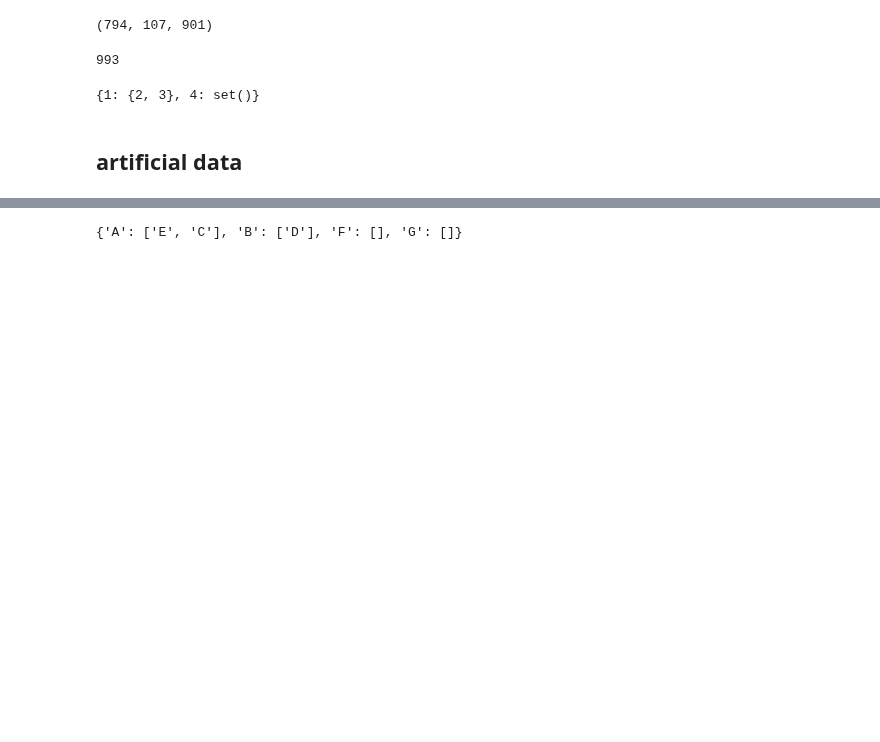
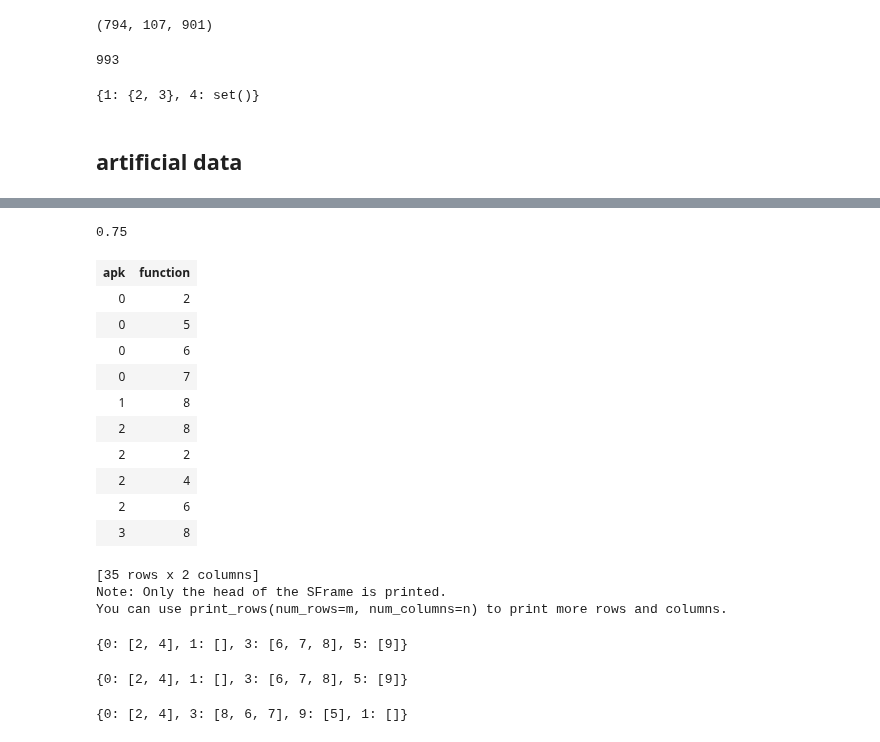
Before and after one commit to jrybicki-jsc/smms, a Jupyter notebook: graphla/graplabexp.ipynb, the cells around one changed output, grey strips where cells are left out. Drawn from its saved outputs; the diff is of its cells as text; code cells hidden in the pictures; blank space fills up the shorter version.

```diff
--- a/graphla/graplabexp.ipynb
+++ b/graphla/graplabexp.ipynb
@@ -599,0 +636,2 @@ art = tc.SFrame(data=dat2)
+# %%
+cons = {'A': [1, 2, 3], 'B': [2, 5, 6], 'C': [1, 4, 3], 'D': [6, 5], 'E': [1, 2], 'F': [8], 'G': [9]}
@@ -599,0 +660,13 @@ art = tc.SFrame(data=dat2)
+# %%
+def generate_randoms(max_apk, func_nr, max_func):
+    return {n: set(random.sample(range(1, func_nr), random.randint(1,max_func))) for n in range(max_apk)}
+# %%
+def denorm(cons):
+    dat2 = {'apk': [], 'function': []}
+    for apk, lsts in cons.items():
+        for fncs in lsts:
+            dat2['apk'].append(apk)
+            dat2['function'].append(fncs)
+    return dat2
+# %%
+sms = generate_randoms(10, 10, 5)
@@ -599,0 +675,25 @@ art = tc.SFrame(data=dat2)
+# %%
+distance(1, 2)
+# %% [output]
+0.75
+# %%
+tc.SFrame(denorm(sms))
+# %% [output]
+| apk | function |
+| 0 | 2 |
+| 0 | 5 |
+| 0 | 6 |
+| 0 | 7 |
+| 1 | 8 |
+| 2 | 8 |
+| 2 | 2 |
+| 2 | 4 |
+| 2 | 6 |
+| 3 | 8 |
+[35 rows x 2 columns]
+Note: Only the head of the SFrame is printed.
+You can use print_rows(num_rows=m, num_columns=n) to print more rows and columns.
+# %%
+create_aggregating_net(gamma=.7, apns=sms.keys(), distance=lambda x,y: ja(sms[x], sms[y]))
+# %% [output]
+{0: [2, 4], 1: [], 3: [6, 7, 8], 5: [9]}
@@ -600,4 +703,9 @@ art = tc.SFrame(data=dat2)
+# %%
+create_aggregating_net(gamma=.7, apns=funcs.index, distance=lambda x,y: ja(funcs.loc[x][0], funcs.loc[y][0]))
+# %% [output]
+{0: [2, 4], 1: [], 3: [6, 7, 8], 5: [9]}
 # %%
+art = tc.SFrame(data=denorm(sms))
 f_create_network(data=art, gamma=.7)
 # %% [output]
-{'A': ['E', 'C'], 'B': ['D'], 'F': [], 'G': []}
+{0: [2, 4], 3: [8, 6, 7], 9: [5], 1: []}
```
Also changed, not shown: parts of 18 cells of this notebook.
